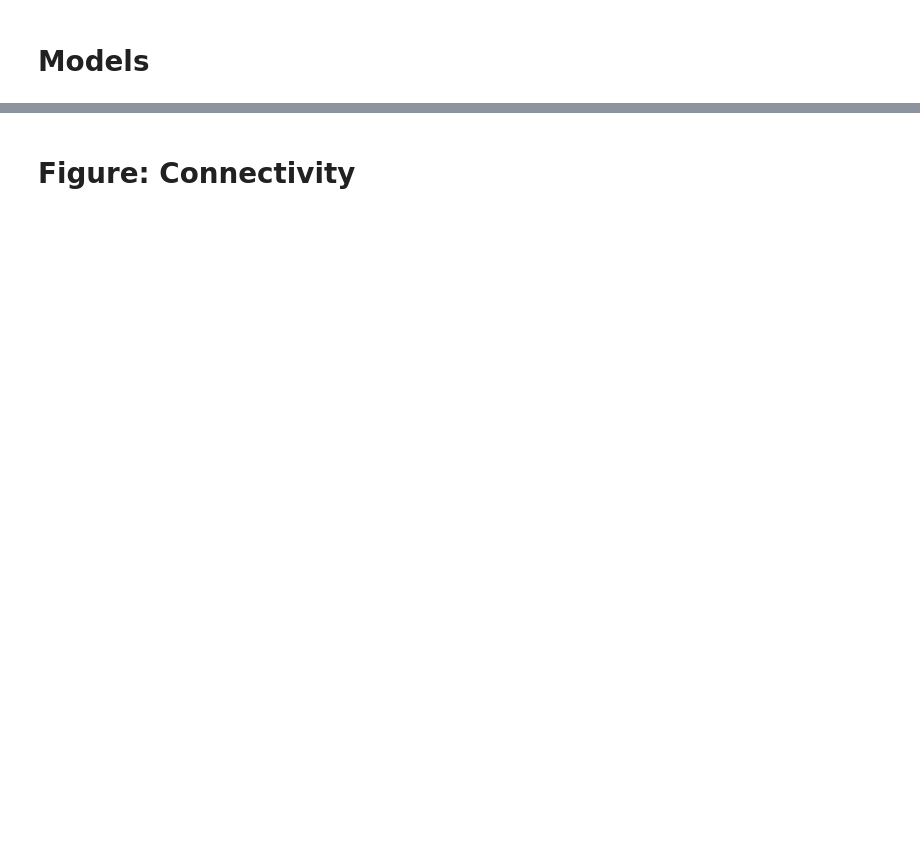
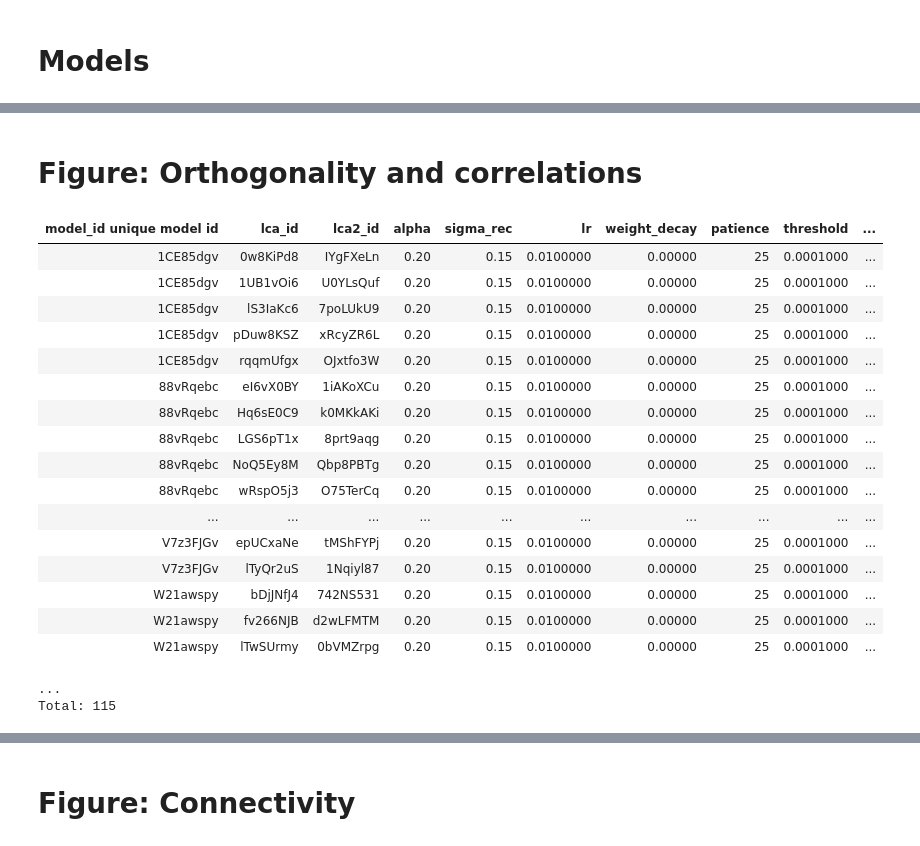
Before and after one commit to cmlangdon/LatentCircuitAnalysis, a Jupyter notebook: LCAExperiments.ipynb, the cells around one changed output, grey strips where cells are left out. Saved outputs shown, nothing was run; the diff lists cells and outputs as text; code cells hidden in the pictures; blank space fills up the shorter version.

```diff
--- a/LCAExperiments.ipynb
+++ b/LCAExperiments.ipynb
@@ -99,0 +519,24 @@ Total: 25
+# %% [markdown]
+# Figure: Orthogonality and correlations
+# %%
+LCA_unconstrained()
+# %% [output]
+| model_id unique model id | lca_id | lca2_id | alpha | sigma_rec | lr | weight_decay | patience | threshold | ... |
+| 1CE85dgv | 0w8KiPd8 | IYgFXeLn | 0.20 | 0.15 | 0.0100000 | 0.00000 | 25 | 0.0001000 | ... |
+| 1CE85dgv | 1UB1vOi6 | U0YLsQuf | 0.20 | 0.15 | 0.0100000 | 0.00000 | 25 | 0.0001000 | ... |
+| 1CE85dgv | lS3IaKc6 | 7poLUkU9 | 0.20 | 0.15 | 0.0100000 | 0.00000 | 25 | 0.0001000 | ... |
+| 1CE85dgv | pDuw8KSZ | xRcyZR6L | 0.20 | 0.15 | 0.0100000 | 0.00000 | 25 | 0.0001000 | ... |
+| 1CE85dgv | rqqmUfgx | OJxtfo3W | 0.20 | 0.15 | 0.0100000 | 0.00000 | 25 | 0.0001000 | ... |
+| 88vRqebc | eI6vX0BY | 1iAKoXCu | 0.20 | 0.15 | 0.0100000 | 0.00000 | 25 | 0.0001000 | ... |
+| 88vRqebc | Hq6sE0C9 | k0MKkAKi | 0.20 | 0.15 | 0.0100000 | 0.00000 | 25 | 0.0001000 | ... |
+| 88vRqebc | LGS6pT1x | 8prt9aqg | 0.20 | 0.15 | 0.0100000 | 0.00000 | 25 | 0.0001000 | ... |
+| 88vRqebc | NoQ5Ey8M | Qbp8PBTg | 0.20 | 0.15 | 0.0100000 | 0.00000 | 25 | 0.0001000 | ... |
+| 88vRqebc | wRspO5j3 | O75TerCq | 0.20 | 0.15 | 0.0100000 | 0.00000 | 25 | 0.0001000 | ... |
+| ... | ... | ... | ... | ... | ... | ... | ... | ... | ... |
+| V7z3FJGv | epUCxaNe | tMShFYPj | 0.20 | 0.15 | 0.0100000 | 0.00000 | 25 | 0.0001000 | ... |
+| V7z3FJGv | lTyQr2uS | 1Nqiyl87 | 0.20 | 0.15 | 0.0100000 | 0.00000 | 25 | 0.0001000 | ... |
+| W21awspy | bDjJNfJ4 | 742NS531 | 0.20 | 0.15 | 0.0100000 | 0.00000 | 25 | 0.0001000 | ... |
+| W21awspy | fv266NJB | d2wLFMTM | 0.20 | 0.15 | 0.0100000 | 0.00000 | 25 | 0.0001000 | ... |
+| W21awspy | lTwSUrmy | 0bVMZrpg | 0.20 | 0.15 | 0.0100000 | 0.00000 | 25 | 0.0001000 | ... |
+...
+Total: 115
```
Also changed, not shown: parts of 66 cells of this notebook, 18 other files.
